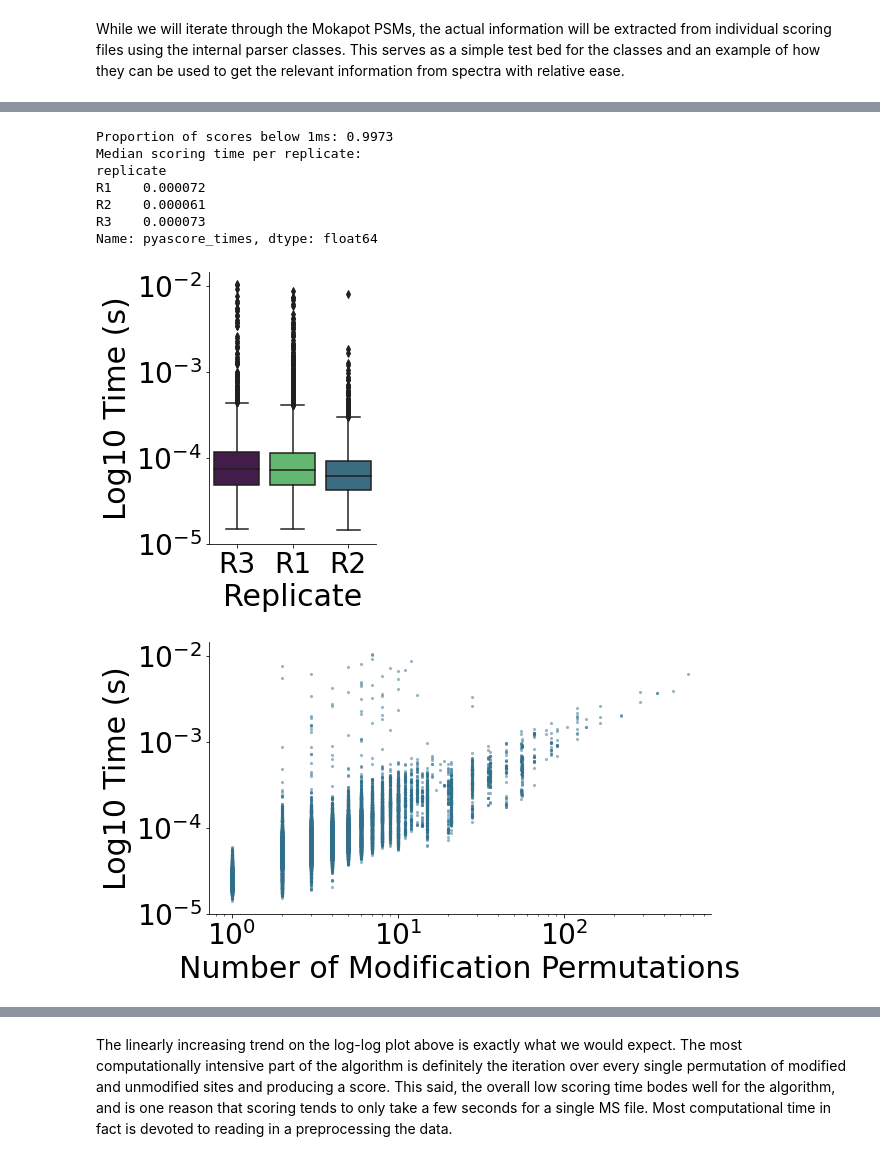
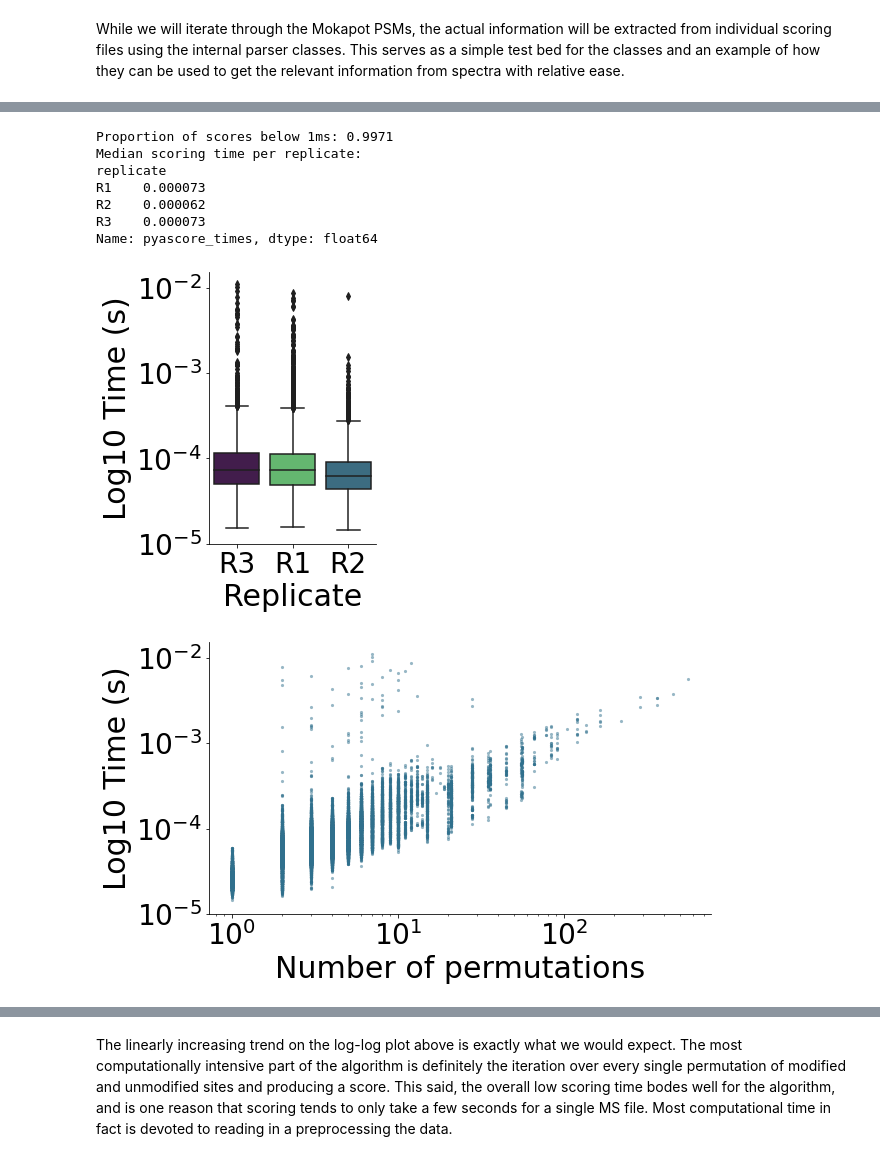
Before and after one commit to Villen-Lab/pyAscoreValidation, a Jupyter notebook: notebook/evaluating_scoring_times.ipynb, the cells around one changed output, grey strips where cells are left out. Cells and saved outputs as stored; diff of their text form; code cells hidden in the pictures.

```diff
--- a/notebook/evaluating_scoring_times.ipynb
+++ b/notebook/evaluating_scoring_times.ipynb
@@ -18,7 +18,7 @@ For both large scale file processing and real time processing of single spectra,
 # %% [markdown]
 PSMs are loaded from mokapot results, which allows us to both widdle down to the most relevant hits and have a dataframe to store results as scoring occurs.
 # %%
-psms = pd.read_csv("../results/search/PXD007740/mokapot.psms.txt", sep="\t")
+psms = pd.read_csv("../results/search/PXD007740/PXD007740.mokapot.psms.txt", sep="\t")
 psms = psms.rename({"ScanNr" : "scan"}, axis=1)
 psms["replicate"] = psms["SpecId"].str.extract("(R[1-3])")
 psms["nphospho"] = psms["Peptide"].str.count("79.9663")
@@ -39,7 +39,7 @@ While we will iterate through the Mokapot PSMs, the actual information will be e
 %%time
 psm_objects = {}
 for rep in ["R1", "R2", "R3"]:
-    id_parser = IdentificationParser("../results/search/PXD007740/ctr_2h_{}_IMAC_1.pep.xml".format(rep),
+    id_parser = IdentificationParser("../results/search/PXD007740/PXD007740.ctr_2h_{}_IMAC_1.pep.xml".format(rep),
                                      "pepXML")
     psm_objects.update(
         {(rep, psm["scan"]) : psm
@@ -52,7 +52,7 @@ Wall time: 39.3 s
 %%time
 spectra_objects = {}
 for rep in ["R1", "R2", "R3"]:
-    spectra_parser = SpectraParser("../results/samples/PXD007740/ctr_2h_{}_IMAC_1.mzML".format(rep),
+    spectra_parser = SpectraParser("../results/samples/PXD007740/PXD007740.ctr_2h_{}_IMAC_1.mzML".format(rep),
                                    "mzML")
     spectra_objects.update(
         {(rep, spectra["scan"]) : spectra
@@ -67,7 +67,7 @@ mod_mass = 79.966331
 ascore = PyAscore(bin_size=100., n_top=10,
                   mod_group="STY",
                   mod_mass=mod_mass,
-                  mz_error=.05)
+                  mz_error=.02)
 
 psms["pyascore_times"] = 0.
 psms["sequence"] = ""
@@ -135,37 +135,41 @@ plt.savefig("figures/pyascore_scoring_speed_boxplot.svg",
             facecolor="white")
 plt.show()
 # %% [output]
-Proportion of scores below 1ms: 0.9973
+Proportion of scores below 1ms: 0.9971
 Median scoring time per replicate:
 replicate
-R1    0.000072
-R2    0.000061
+R1    0.000073
+R2    0.000062
 R3    0.000073
 Name: pyascore_times, dtype: float64
-[figure, old version]
+[figure, new version]
 # %%
 fig = plt.figure(figsize=(9, 5))
 
 sns.scatterplot(data=psms,
                 x="nperm",
                 y="log_pyascore_times",
                 color="#30708d",
                 linewidth=0,
                 alpha=.5,
                 s=10)
 
 plt.yticks([-5, -4, -3, -2],
            ["$10^{-5}$", "$10^{-4}$",
             "$10^{-3}$", "$10^{-2}$"])
 plt.xscale("log")
 plt.tick_params(labelsize=28)
-plt.xlabel("Number of Modification Permutations", size=30)
+plt.xlabel("Number of permutations", size=30)
 plt.ylabel("Log10 Time (s)", size=30)
 
 sns.despine()
-plt.savefig("figures/pyascore_scoring_speed_boxscatter.svg",
+plt.savefig("figures/pyascore_scoring_speed_scatter.svg",
+            bbox_inches="tight",
+            facecolor="white")
+plt.savefig("figures/pyascore_scoring_speed_scatter.png",
+            dpi=600,
             bbox_inches="tight",
             facecolor="white")
 plt.show()
 # %% [output]
-[figure, old version]
+[figure, new version]
```
Also changed, not shown: parts of 4 cells of this notebook, 21 other files.
